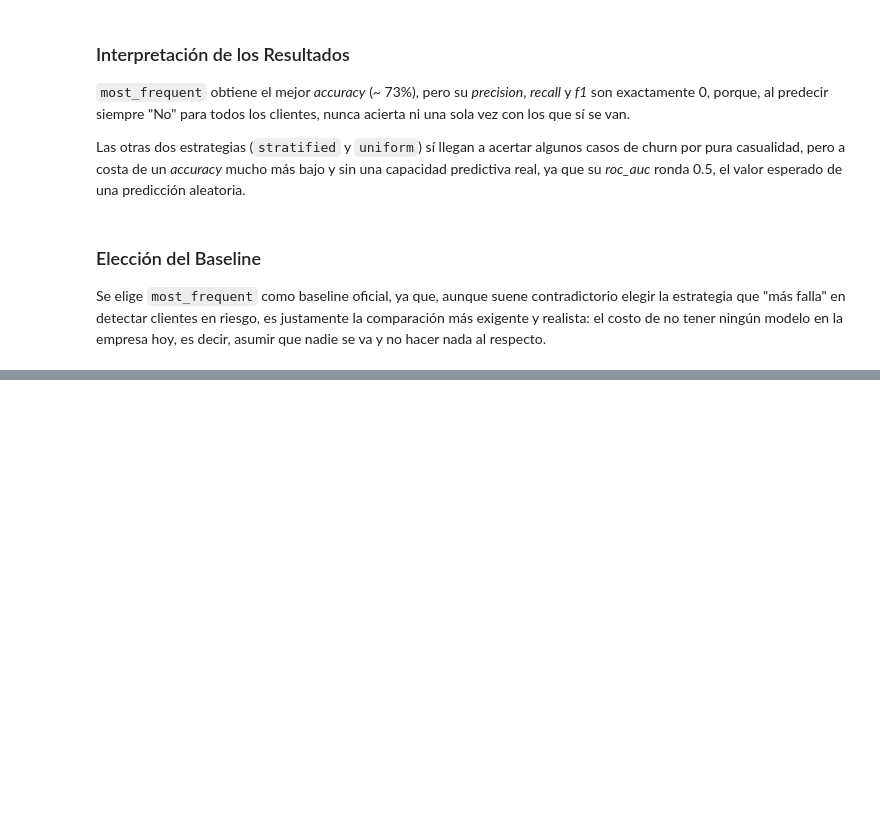
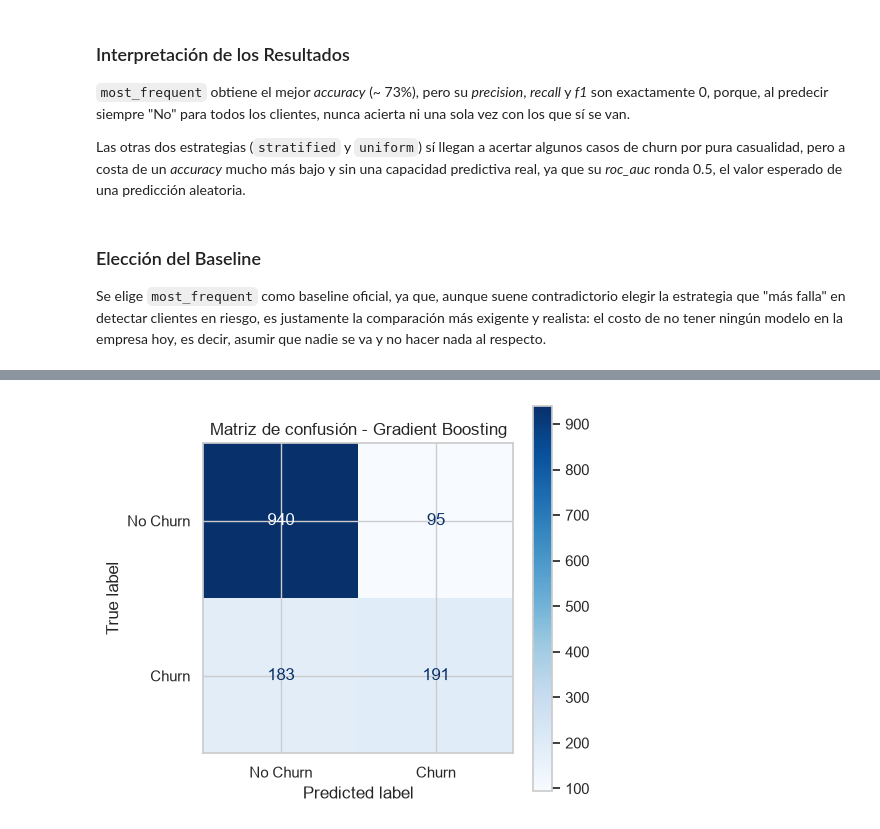
Before and after one commit to CaroGomezO/telco-customer-churn-prediction, a Jupyter notebook: notebook_modelo.ipynb, the cells around one changed output, grey strips where cells are left out. Cells and saved outputs as stored; diff of their text form; code cells hidden in the pictures; blank space fills up the shorter version.

Commit message:
feat: agregar modelo predictivo

```diff
--- a/notebook_modelo.ipynb
+++ b/notebook_modelo.ipynb
@@ -129,0 +232,3 @@ Se elige `most_frequent` como baseline oficial, ya que, aunque suene contradicto
+# %%
+mejor_modelo_nombre = tabla_cv["f1"].idxmax()
+print("Modelo con mejor F1 promedio en validacion cruzada:", mejor_modelo_nombre)
@@ -129,0 +327,31 @@ Se elige `most_frequent` como baseline oficial, ya que, aunque suene contradicto
+# %%
+y_pred = modelo_final.predict(X_test)
+y_proba = modelo_final.predict_proba(X_test)[:, 1]
+
+# Se recalcula el baseline (most_frequent) para tenerlo a la mano en la tabla comparativa
+baseline_oficial = DummyClassifier(strategy="most_frequent", random_state=RANDOM_STATE)
+baseline_oficial.fit(X_train, y_train)
+y_pred_baseline = baseline_oficial.predict(X_test)
+
+resultados_baseline = {
+  "accuracy": accuracy_score(y_test, y_pred_baseline),
+  "precision": precision_score(y_test, y_pred_baseline, zero_division=0),
+  "recall": recall_score(y_test, y_pred_baseline, zero_division=0),
+  "f1": f1_score(y_test, y_pred_baseline, zero_division=0),
+  "roc_auc": 0.5,
+}
+
+resultados_modelo = {
+  "accuracy": accuracy_score(y_test, y_pred),
+  "precision": precision_score(y_test, y_pred),
+  "recall": recall_score(y_test, y_pred),
+  "f1": f1_score(y_test, y_pred),
+  "roc_auc": roc_auc_score(y_test, y_proba),
+}
+
+comparacion = pd.DataFrame({
+  "Modelo base": resultados_baseline,
+  f"Modelo final ({mejor_modelo_nombre})": resultados_modelo,
+}).round(3)
+
+comparacion
@@ -129,0 +394,9 @@ Se elige `most_frequent` como baseline oficial, ya que, aunque suene contradicto
+# %%
+fig, ax = plt.subplots(figsize=(5, 5))
+ConfusionMatrixDisplay.from_predictions(
+    y_test, y_pred, display_labels=["No Churn", "Churn"], cmap="Blues", ax=ax
+)
+ax.set_title(f"Matriz de confusión - {mejor_modelo_nombre}")
+plt.show()
+# %% [output]
+[figure, added]
```
Also changed, not shown: parts of 45 cells of this notebook, 1 other file.
